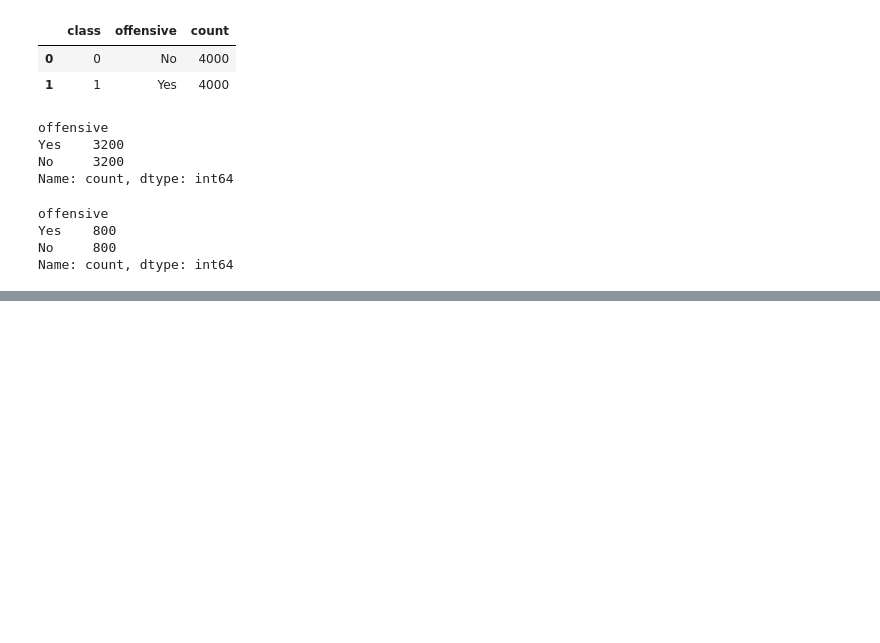
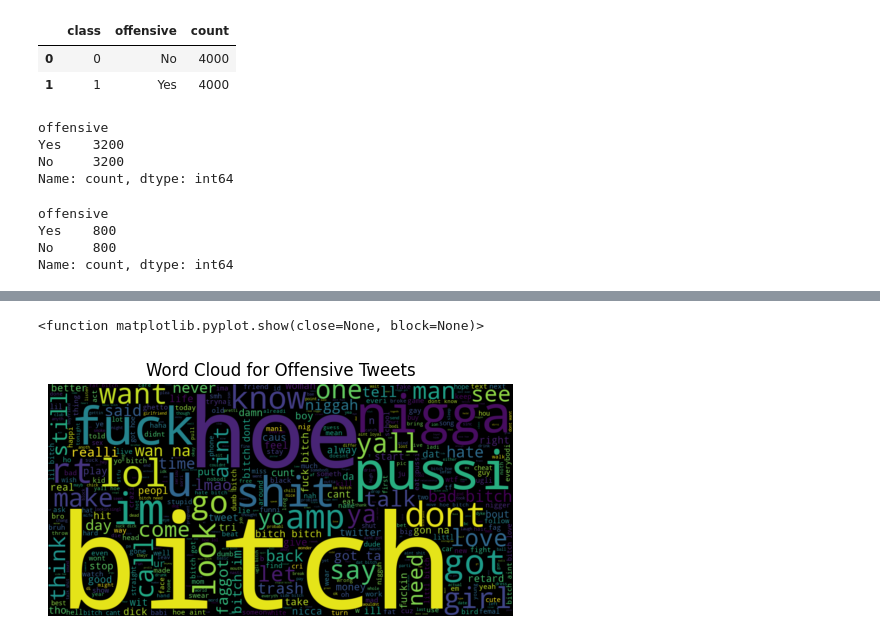
Before and after one commit to nogibjj/NLP_Final_Twiiter-Offense-Classification, a Jupyter notebook: 02_Codes/01_Data_Processing/02_Cleaning.ipynb, the cells around one changed output, grey strips where cells are left out. Drawn from its saved outputs; the diff is of its cells as text; code cells hidden in the pictures; blank space fills up the shorter version.

```diff
--- a/02_Codes/01_Data_Processing/02_Cleaning.ipynb
+++ b/02_Codes/01_Data_Processing/02_Cleaning.ipynb
@@ -267,0 +304,14 @@ test.to_csv("../../01_Data/02_Processed/test.csv", index=False)
+# %%
+#Word cloud for offensive tweets
+plt.figure(figsize=(6,4))
+yes_words=' '.join(df2[df2['offensive']=="Yes"].clean_tweet.tolist())
+WC=WordCloud(width=1000,height=500,max_words=500,min_font_size=5)
+yes_words=WC.generate(yes_words)
+plt.imshow(yes_words,interpolation='bilinear')
+plt.axis('off')
+plt.title('Word Cloud for Offensive Tweets')
+plt.savefig('../../03_Plots/01_EDA_02_WC-yes.png',dpi=300,bbox_inches='tight')
+plt.show
+# %% [output]
+<function matplotlib.pyplot.show(close=None, block=None)>
+[figure, added]
```
Also changed, not shown: parts of 16 cells of this notebook, 6 other files.
